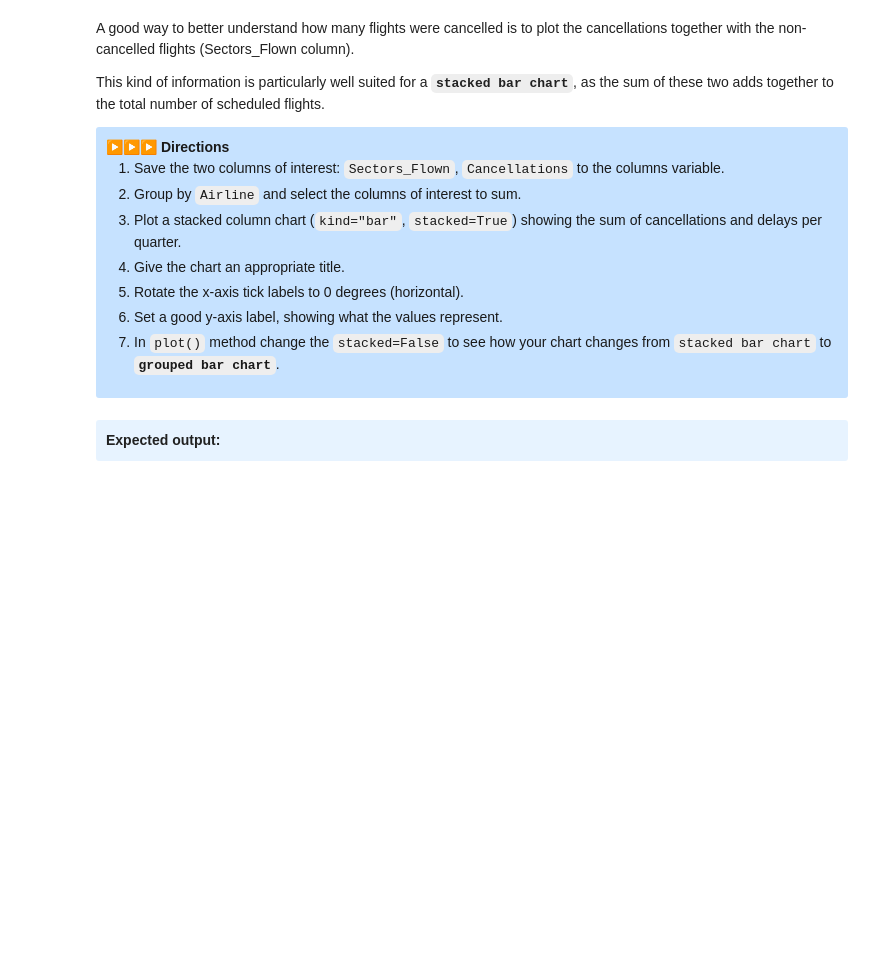
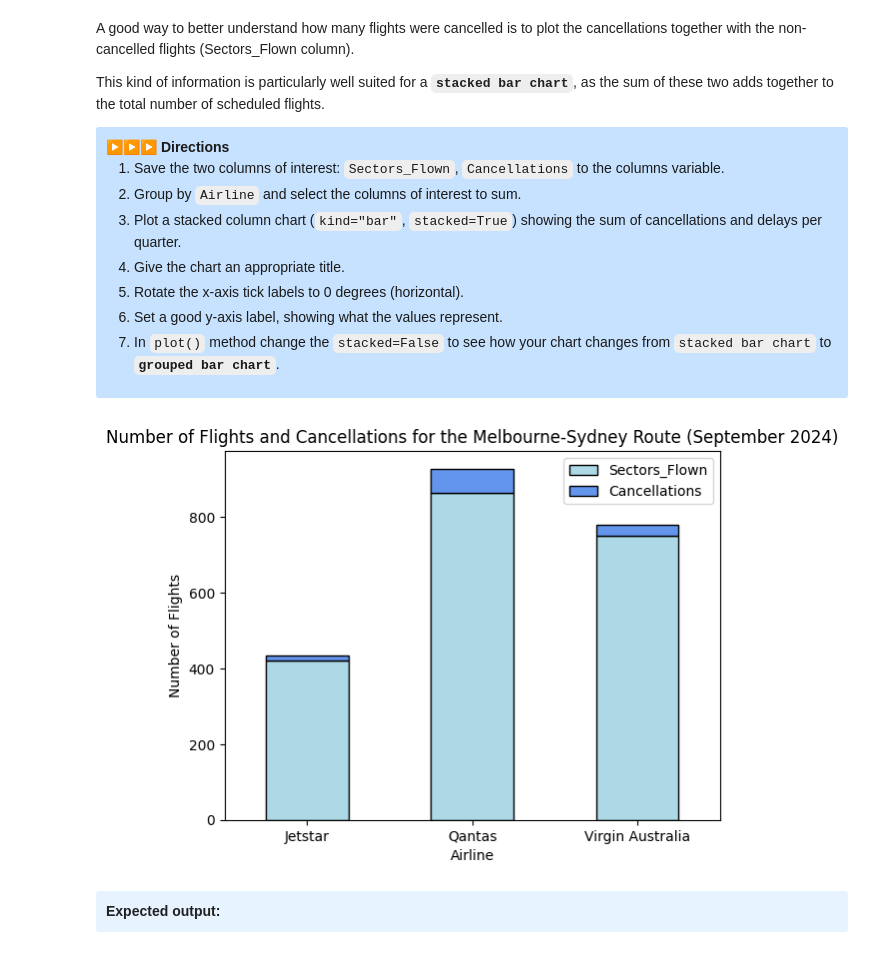
Before and after one commit to whatnirja/PyData2025, a Jupyter notebook: Lab_Week5_Plotting/lab5_plotting.ipynb, the cells around one changed output. Cells and saved outputs as stored; diff of their text form; code cells hidden in the pictures; blank space fills up the shorter version.

```diff
--- a/Lab_Week5_Plotting/lab5_plotting.ipynb
+++ b/Lab_Week5_Plotting/lab5_plotting.ipynb
@@ -123,28 +148,33 @@ This kind of information is particularly well suited for a **`stacked bar chart`
 # %%
 ### START CODE HERE ###
 
 # define the columns of interest
-columns = [None, None]
+
+columns = ["Sectors_Flown", "Cancellations"]
 
 # group by Airline and sum the columns of interest
-grouped_flown_and_cancellations = mel_syd_end_month.groupby(None)[columns].sum()
+grouped_flown_and_cancellations = mel_syd_end_month.groupby("Airline")[columns].sum()
 
 # plot a stacked bar chart
 grouped_flown_and_cancellations.plot(
-    kind=None,
-    stacked=None
+    kind="bar",
+    stacked=True,
+    color = ["lightblue", "cornflowerblue"],
+    edgecolor = "black"
 )
 
 # add the title
-plt.title(None)
+plt.title("Number of Flights and Cancellations for the Melbourne-Sydney Route (September 2024)")
 # rotate the xticks
 plt.xticks(rotation=None)
 # set the ylabel
-plt.ylabel(None)
+plt.ylabel("Number of Flights")
 
 plt.show()
 
 ### END CODE HERE ###
+# %% [output]
+[figure, added]
 # %% [markdown]
 <summary style="background-color: #c6e2ff6c; padding: 10px; border-radius: 3px; box-shadow: 0 2px 4px rgba(0, 0, 0, 0.01); width: 95%; text-align: left; cursor: pointer; font-weight: bold;">
 Expected output:</summary>
```
Also changed, not shown: parts of 12 cells of this notebook, 1 other file.
